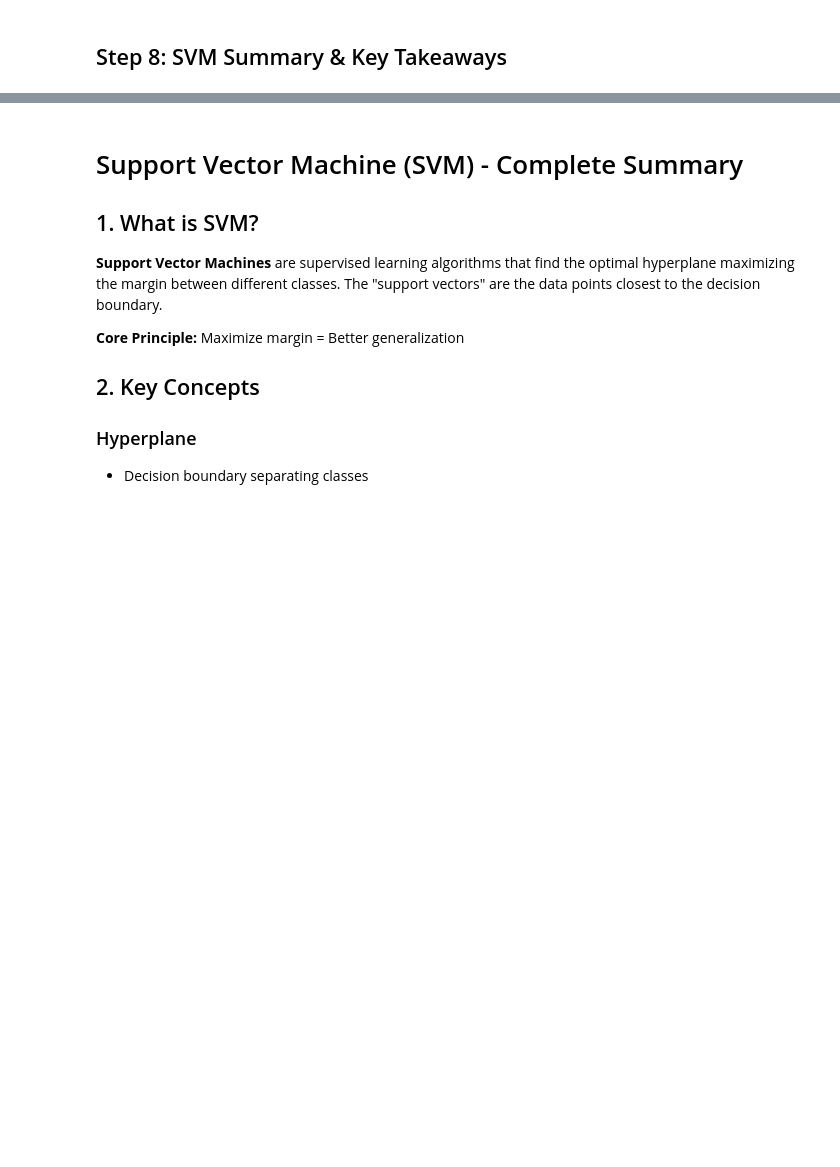
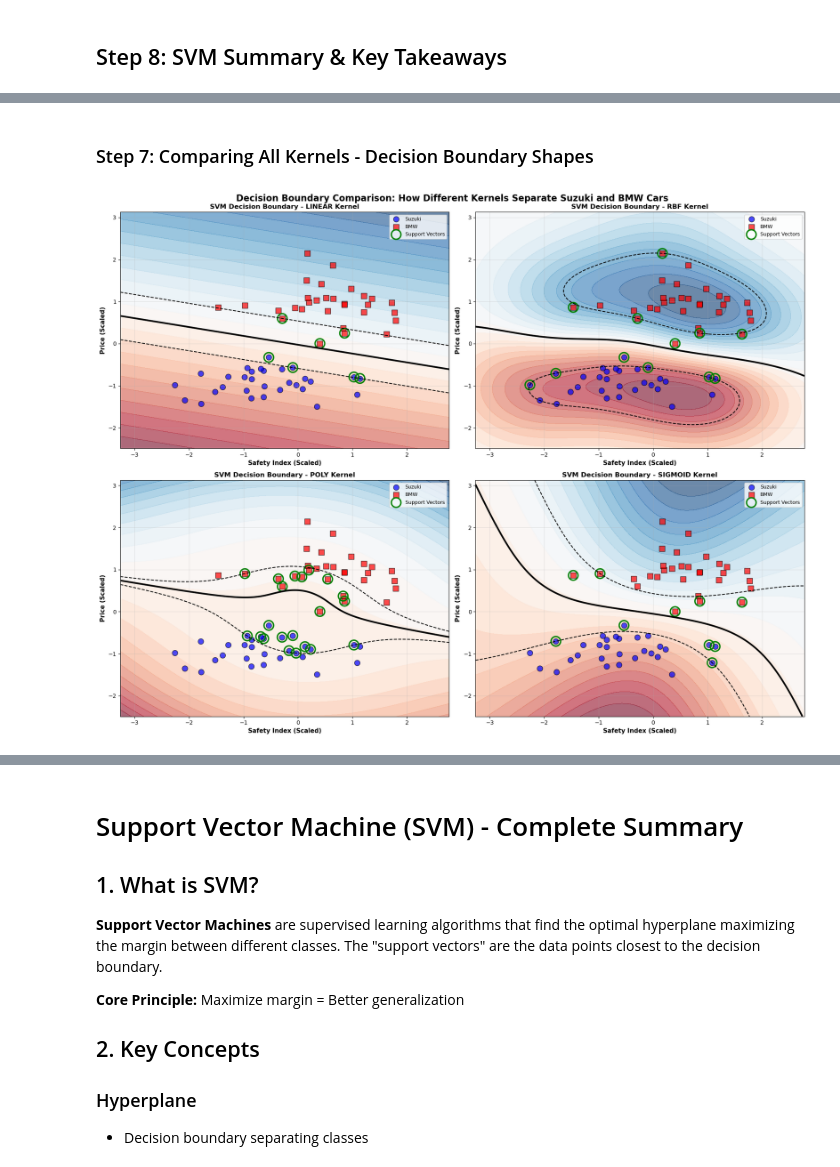
Before and after one commit to murali-marimekala/pg-genai-ml-priv, a Jupyter notebook: MyLearning/wk5_Day2-MMK-4_SVM.ipynb, the cells around one changed output, grey strips where cells are left out. Drawn from its saved outputs; the diff is of its cells as text; code cells hidden in the pictures; blank space fills up the shorter version.

```diff
--- a/MyLearning/wk5_Day2-MMK-4_SVM.ipynb
+++ b/MyLearning/wk5_Day2-MMK-4_SVM.ipynb
@@ -320,0 +1130,74 @@ print("✓ Visualization complete")
+# %% [markdown]
+### Step 7: Comparing All Kernels - Decision Boundary Shapes
+# %%
+# Plot all 4 kernels side by side for comparison
+fig, axes = plt.subplots(2, 2, figsize=(18, 14))
+fig.suptitle('Decision Boundary Comparison: How Different Kernels Separate Suzuki and BMW Cars',
+             fontsize=16, fontweight='bold')
+
+kernels_to_plot = ['linear', 'rbf', 'poly', 'sigmoid']
+flat_axes = axes.flatten()
+
+for idx, kernel in enumerate(kernels_to_plot):
+    ax = flat_axes[idx]
+    svm = svm_models_cars[kernel]
+    plot_decision_boundary(X_cars_scaled, y_cars, svm, kernel, scaler_cars, ax)
+
+plt.tight_layout()
+plt.show()
+
+print("\n" + "="*80)
+print("DECISION BOUNDARY COMPARISON ACROSS KERNELS")
+print("="*80)
+for kernel in kernels_to_plot:
+    svm = svm_models_cars[kernel]
+    accuracy = svm.score(X_cars_scaled, y_cars)
+    sv_count = len(svm.support_vectors_)
+    print(f"\n{kernel.upper()}:")
+    print(f"  Accuracy: {accuracy:.4f}")
+    print(f"  Support Vectors: {sv_count}")
+    print(f"  Boundary Shape: ", end="")
+    if kernel == 'linear':
+        print("Straight line (linear separation)")
+    elif kernel == 'rbf':
+        print("Non-linear curve (Radial Basis Function)")
+    elif kernel == 'poly':
+        print("Polynomial curve")
+    else:
+        print("Sigmoid curve (neural network-like)")
+
+print("\n" + "="*80)
+print("KEY INSIGHTS:")
+print("="*80)
+print("""
+1. LINEAR KERNEL:
+   ✓ Simplest, fastest
+   ✓ Best for linearly separable data
+   ✗ May underfit complex data
+   - Produces straight-line boundaries
+
+2. RBF (RADIAL BASIS FUNCTION) KERNEL:
+   ✓ Most versatile and widely used
+   ✓ Handles non-linear data well
+   ✓ Good balance complexity/accuracy
+   - Produces smooth, curved boundaries
+   - Uses Gaussian distance function
+
+3. POLYNOMIAL KERNEL:
+   ✓ Good for polynomial relationships
+   ✗ Computationally expensive for high degree
+   ✗ Can overfit with high degree
+   - Produces curved boundaries
+   - Degree parameter controls complexity
+
+4. SIGMOID KERNEL:
+   ✓ Similar to neural network activation
+   ✗ Not recommended for most problems
+   ✗ Limited theoretical justification
+   - Can be unstable in some cases
+
+RECOMMENDATION: Start with RBF kernel, then try Linear for comparison.
+""")
+print("="*80)
+# %% [output]
+[figure, added]
```
Also changed, not shown: parts of 26 cells of this notebook.
